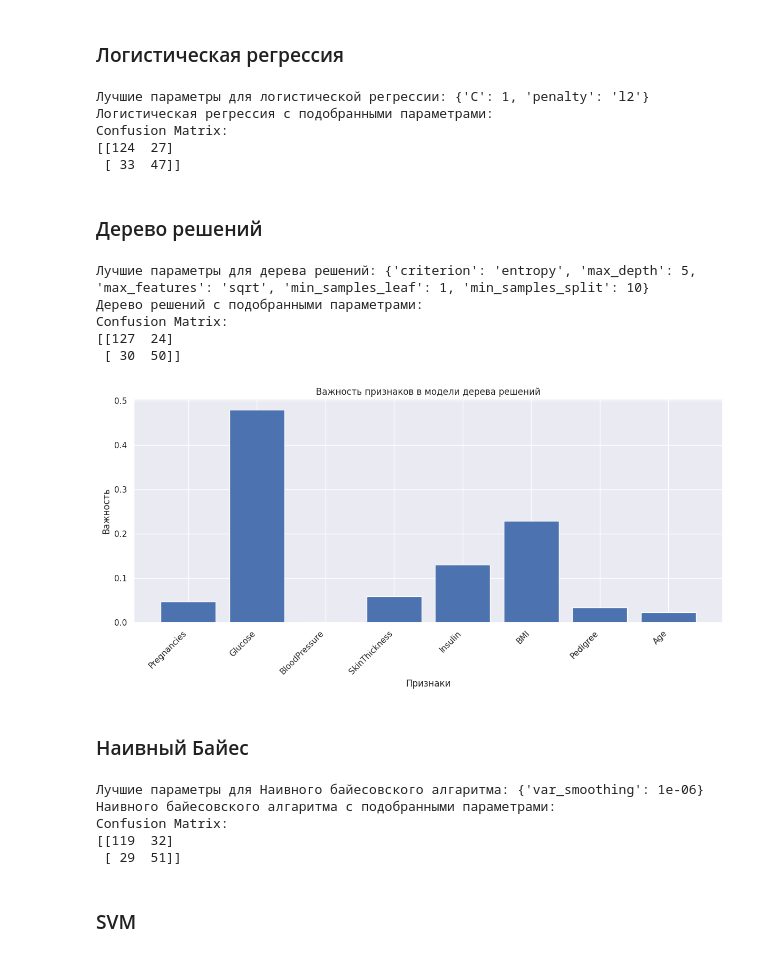
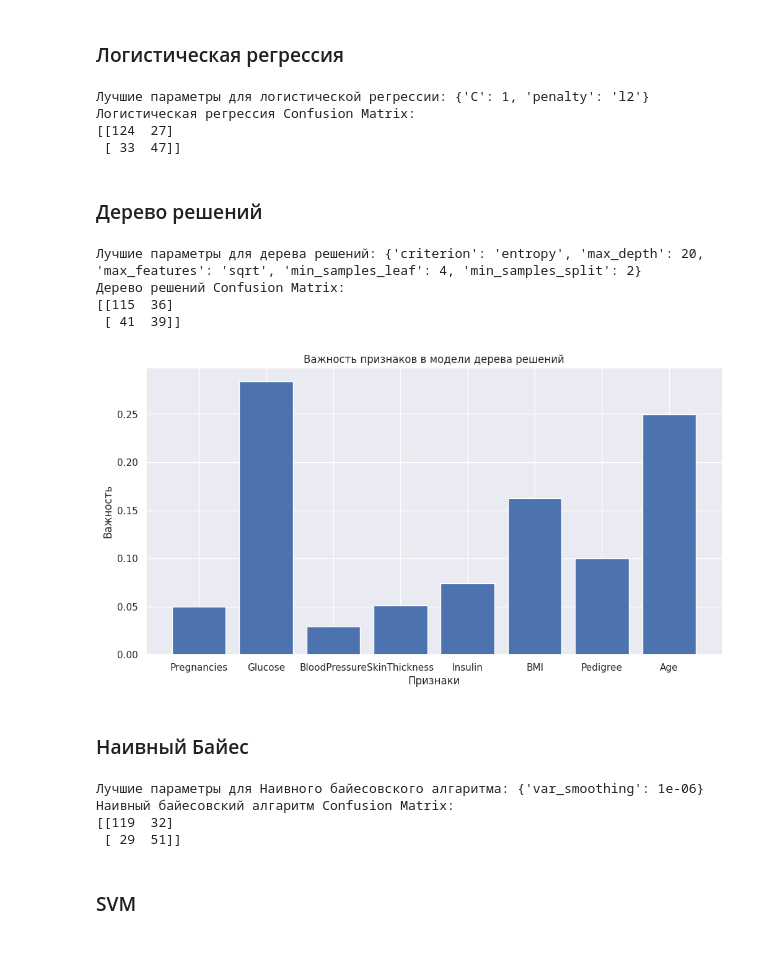
Before and after one commit to SovesT1337/OIRS_labs, a Jupyter notebook: lab_03.ipynb, the cells around one changed output. Drawn from its saved outputs; the diff is of its cells as text; code cells hidden in the pictures.

```diff
--- a/lab_03.ipynb
+++ b/lab_03.ipynb
@@ -11,18 +11,10 @@ from sklearn.svm import SVC
 from sklearn.ensemble import RandomForestClassifier
 from sklearn.naive_bayes import GaussianNB
 from sklearn.utils import resample
-%matplotlib inline
-
-pd.set_option('display.notebook_repr_html', True)
-pd.set_option('display.max_columns', 40)
-pd.set_option('display.max_rows', 10)
-pd.set_option('display.width', 90)
 
 import warnings
 
 warnings.simplefilter('ignore')
-%matplotlib inline
-sns.set(style="darkgrid")
 # %%
 data = pd.read_csv('diabetes.csv')
 data
@@ -270,26 +156,22 @@ X_train, X_test, y_train, y_test = train_test_split(x, y, test_size=0.3, random_
 ### Логистическая регрессия
 # %%
 %%capture
-param_grid = {
+Log_reg_param_grid = {
     'C': [0.1, 1, 10, 100],
     'penalty': ['l1', 'l2', 'elasticnet', 'none']
 }
 
-log_reg = LogisticRegression()
-log_reg_grid = GridSearchCV(log_reg, param_grid, refit=True, verbose=3)
+log_reg_grid = GridSearchCV(LogisticRegression(), Log_reg_param_grid, refit=True, verbose=3)
 log_reg_grid.fit(X_train, y_train)
 # %%
-print("Лучшие параметры для логистической регрессии:", log_reg_grid.best_params_)
-
 y_pred_log_reg = log_reg_grid.predict(X_test)
 
-print("Логистическая регрессия с подобранными параметрами:")
-print("Confusion Matrix:")
+print("Лучшие параметры для логистической регрессии:", log_reg_grid.best_params_)
+print("Логистическая регрессия Confusion Matrix:")
 print(confusion_matrix(y_test, y_pred_log_reg))
 # %% [output]
 Лучшие параметры для логистической регрессии: {'C': 1, 'penalty': 'l2'}
-Логистическая регрессия с подобранными параметрами:
-Confusion Matrix:
+Логистическая регрессия Confusion Matrix:
 [[124  27]
  [ 33  47]]
 # %% [markdown]
@@ -297,7 +179,7 @@ Confusion Matrix:
 # %%
 %%capture
 
-param_grid = {
+dt_param_grid = {
     'criterion': ['gini', 'entropy'],
     'max_depth': [None, 5, 10, 20, 30, 40, 50],
     'min_samples_split': [2, 5, 10],
@@ -305,38 +187,28 @@ param_grid = {
     'max_features': ['auto', 'sqrt', 'log2']
 }
 
-dt = DecisionTreeClassifier()
-
-dt_grid = GridSearchCV(dt, param_grid, refit=True, verbose=3)
+dt_grid = GridSearchCV(DecisionTreeClassifier(), dt_param_grid, refit=True, verbose=3)
 dt_grid.fit(X_train, y_train)
 # %%
-
-print("Лучшие параметры для дерева решений:", dt_grid.best_params_)
 
 y_pred_dt = dt_grid.predict(X_test)
 
-print("Дерево решений с подобранными параметрами:")
-print("Confusion Matrix:")
+print("Лучшие параметры для дерева решений:", dt_grid.best_params_)
+print("Дерево решений Confusion Matrix:")
 print(confusion_matrix(y_test, y_pred_dt))
 
-feature_importances = dt_grid.best_estimator_.feature_importances_
-feature_names = X_train.columns
-
 plt.figure(figsize=(12, 6))
-plt.bar(feature_names, feature_importances)
+plt.bar(X_train.columns, dt_grid.best_estimator_.feature_importances_)
 plt.xlabel('Признаки')
 plt.ylabel('Важность')
 plt.title('Важность признаков в модели дерева решений')
-plt.xticks(rotation=45, ha='right')
-plt.tight_layout()
 plt.show()
 # %% [output]
-Лучшие параметры для дерева решений: {'criterion': 'entropy', 'max_depth': 5, 'max_features': 'sqrt', 'min_samples_leaf': 1, 'min_samples_split': 10}
-Дерево решений с подобранными параметрами:
-Confusion Matrix:
-[[127  24]
- [ 30  50]]
+Лучшие параметры для дерева решений: {'criterion': 'entropy', 'max_depth': 20, 'max_features': 'sqrt', 'min_samples_leaf': 4, 'min_samples_split': 2}
+Дерево решений Confusion Matrix:
+[[115  36]
+ [ 41  39]]
-[figure, old version]
+[figure, new version]
 # %% [markdown]
 ### Наивный Байес
 # %%
@@ -346,17 +218,13 @@ gnb_grid_search = GridSearchCV(GaussianNB(), param_grid, refit=True, verbose=3)
 gnb_grid_search.fit(X_train, y_train)
 # %%
-# Вывод лучших параметров
-print(f'Лучшие параметры для Наивного байесовского алгаритма: {gnb_grid_search.best_params_}')
-
 y_pred_gnb_grid_search = gnb_grid_search.predict(X_test)
 
-print("Наивного байесовского алгаритма с подобранными параметрами:")
-print("Confusion Matrix:")
+print(f'Лучшие параметры для Наивного байесовского алгаритма: {gnb_grid_search.best_params_}')
+print("Наивный байесовский алгаритм Confusion Matrix:")
 print(confusion_matrix(y_test, y_pred_gnb_grid_search))
 # %% [output]
 Лучшие параметры для Наивного байесовского алгаритма: {'var_smoothing': 1e-06}
-Наивного байесовского алгаритма с подобранными параметрами:
-Confusion Matrix:
+Наивный байесовский алгаритм Confusion Matrix:
 [[119  32]
  [ 29  51]]
 # %% [markdown]
```
Also changed, not shown: parts of 29 cells of this notebook, 2 other files.
